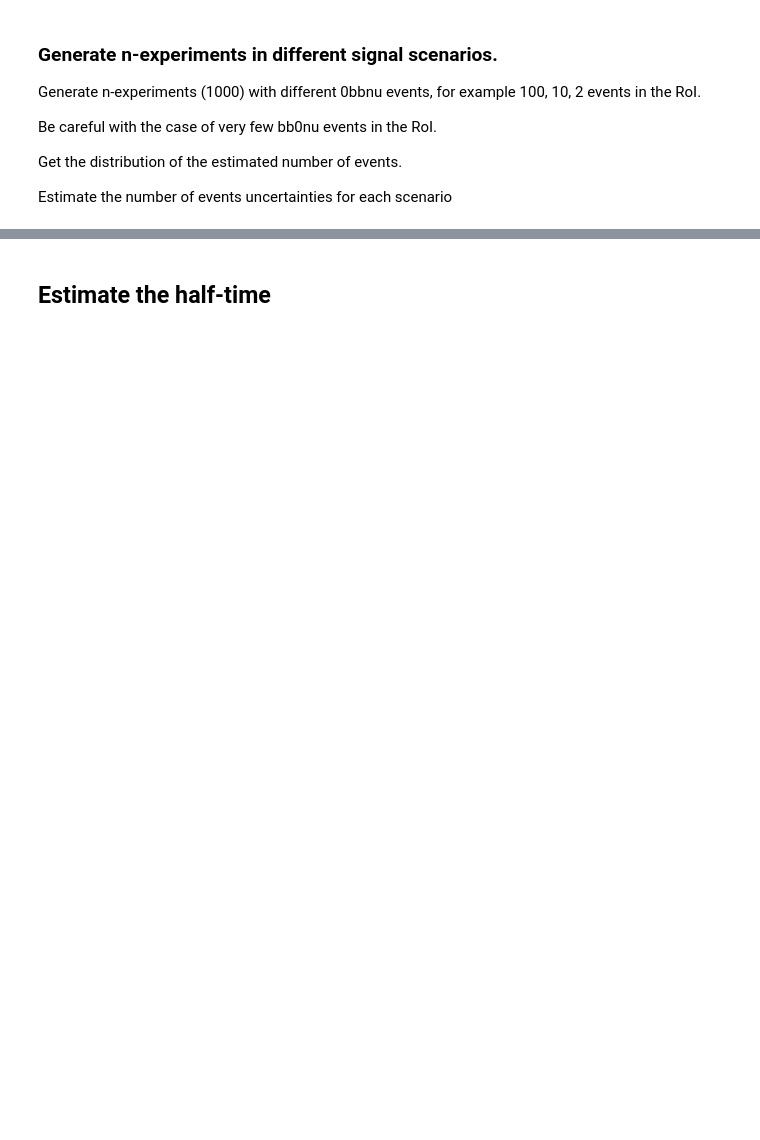
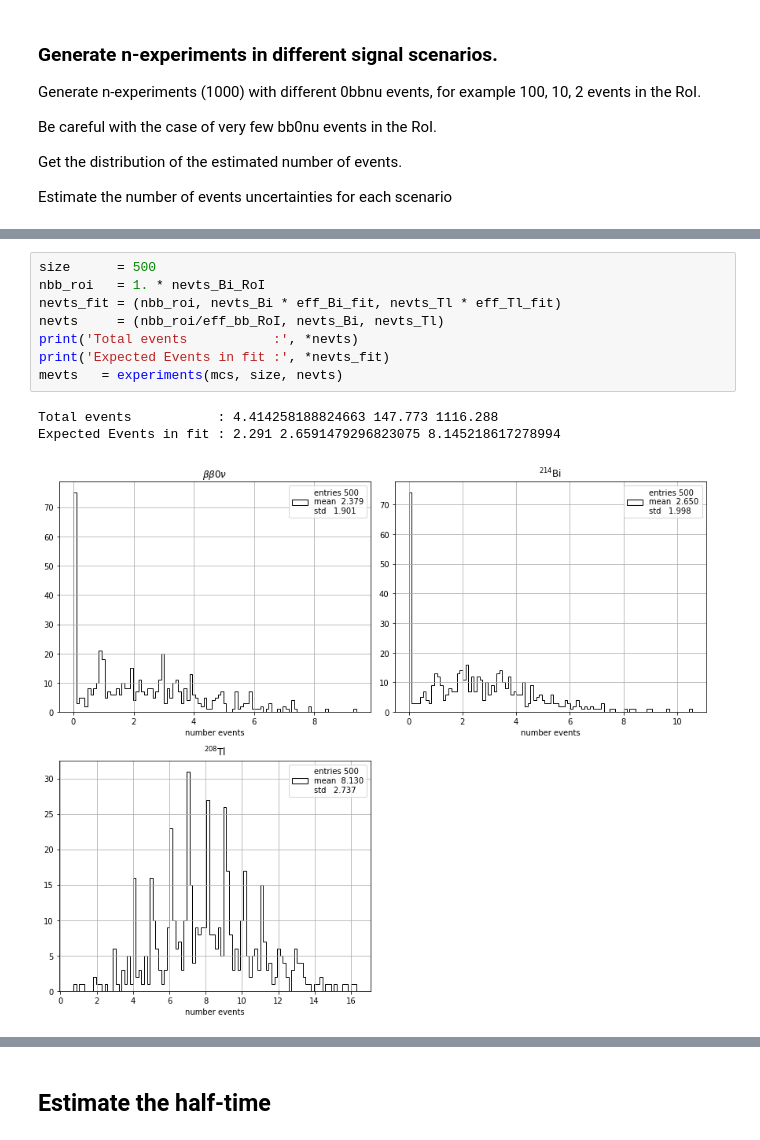
Before and after one commit to jahernando/USC-Fanal, a Jupyter notebook: NB/guide/fanal_signal.ipynb, the cells around one changed output, grey strips where cells are left out. Drawn from its saved outputs; the diff is of its cells as text; blank space fills up the shorter version.

```diff
--- a/NB/guide/fanal_signal.ipynb
+++ b/NB/guide/fanal_signal.ipynb
@@ -243,0 +249,12 @@ expected events  [2.002920943837835, 25.10986666666667, 14.7668]
+# %%
+size      = 500
+nbb_roi   = 1. * nevts_Bi_RoI
+nevts_fit = (nbb_roi, nevts_Bi * eff_Bi_fit, nevts_Tl * eff_Tl_fit)
+nevts     = (nbb_roi/eff_bb_RoI, nevts_Bi, nevts_Tl)
+print('Total events           :', *nevts)
+print('Expected Events in fit :', *nevts_fit)
+mevts   = experiments(mcs, size, nevts)
+# %% [output]
+Total events           : 4.414258188824663 147.773 1116.288
+Expected Events in fit : 2.291 2.6591479296823075 8.145218617278994
+[figure, added]
```
Also changed, not shown: parts of 26 cells of this notebook, 7 other files.
